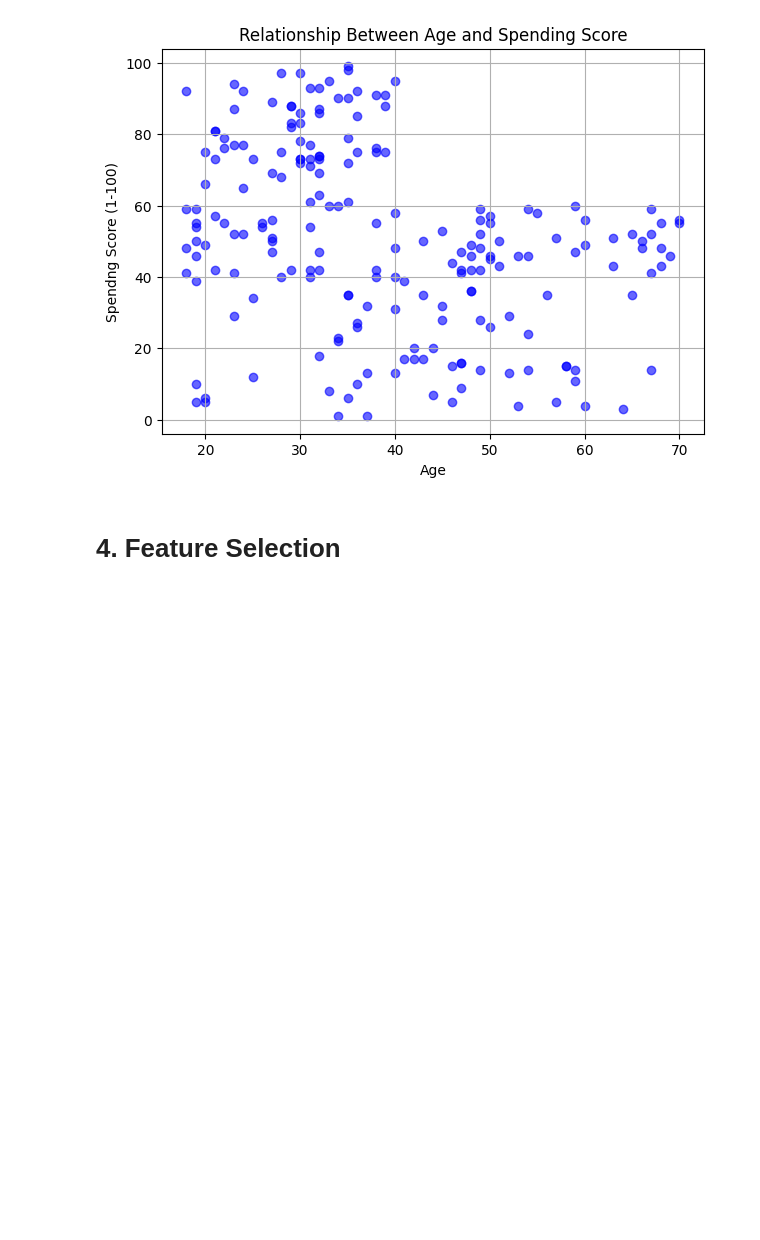
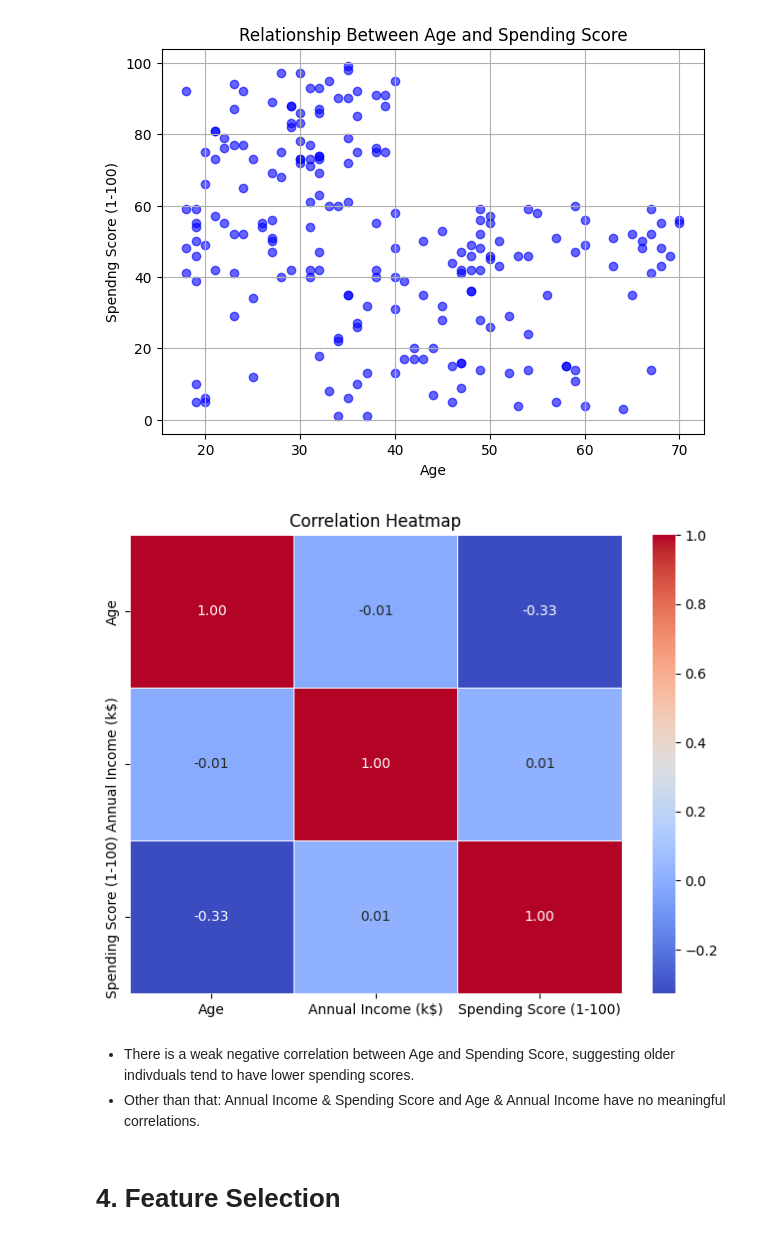
Before and after one commit to sbmccall/data-science-projects, a Jupyter notebook: customer-segmentation/notebooks/Mall_Customer_Segmentation.ipynb, the cells around one changed output. Drawn from its saved outputs; the diff is of its cells as text; code cells hidden in the pictures; blank space fills up the shorter version.

```diff
--- a/customer-segmentation/notebooks/Mall_Customer_Segmentation.ipynb
+++ b/customer-segmentation/notebooks/Mall_Customer_Segmentation.ipynb
@@ -173,6 +189,22 @@ plt.grid(True)
 plt.show()
 # %% [output]
 [figure]
+# %%
+# Compute the correlation matrix
+corr_matrix = df[['Age', 'Annual Income (k$)', 'Spending Score (1-100)']].corr()
+
+# Plot the heatmap
+plt.figure(figsize=(8,6))
+sns.heatmap(corr_matrix, annot=True, cmap='coolwarm', fmt='.2f', linewidths=0.5)
+plt.title('Correlation Heatmap')
+plt.show()
+# %% [output]
+[figure, added]
+# %% [markdown]
+
+
+*   There is a weak negative correlation between Age and Spending Score, suggesting older indivduals tend to have lower spending scores.
+*   Other than that: Annual Income & Spending Score and Age & Annual Income have no meaningful correlations.
 # %% [markdown]
 # 4. Feature Selection
 # %% [markdown]
```
Also changed, not shown: parts of 15 cells of this notebook.
